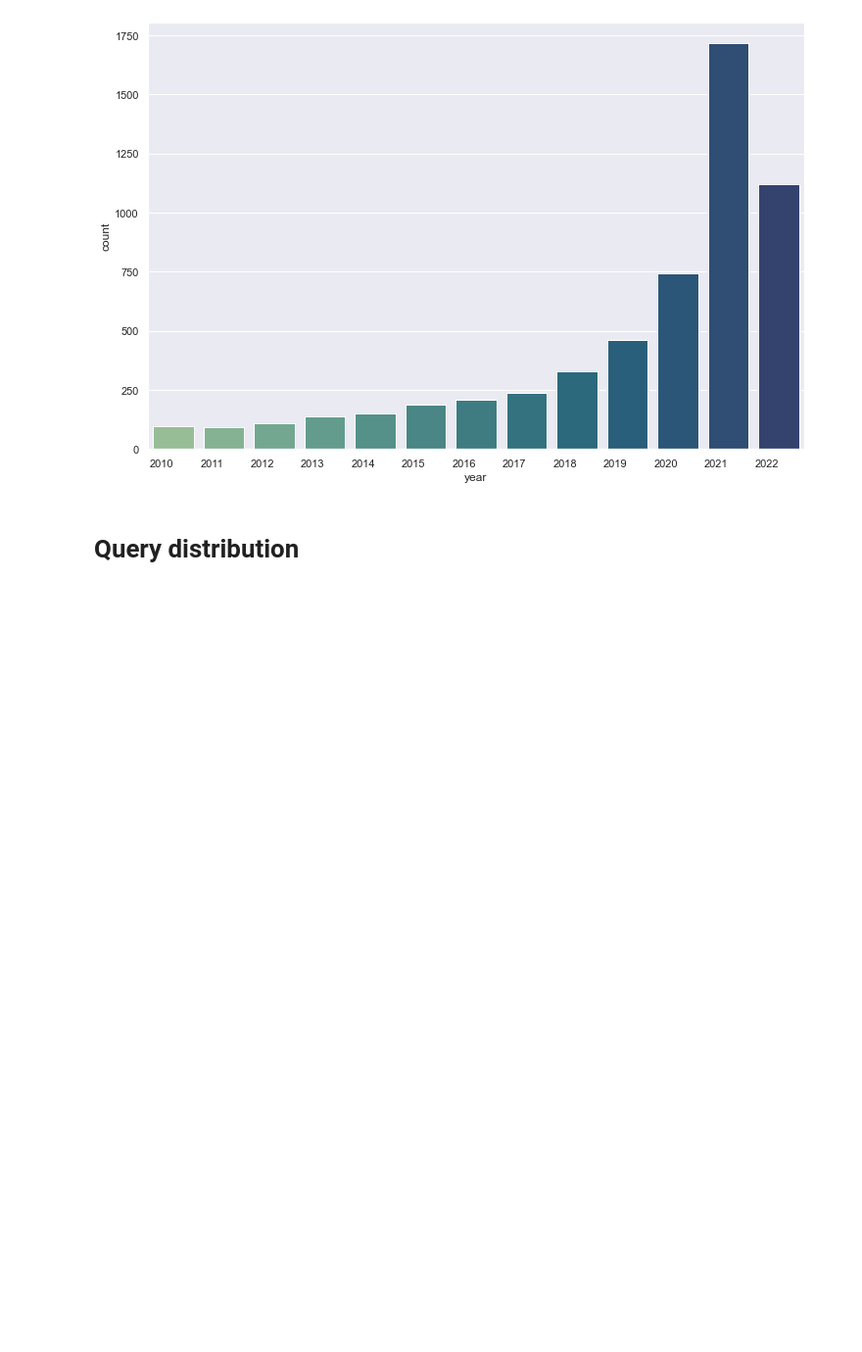
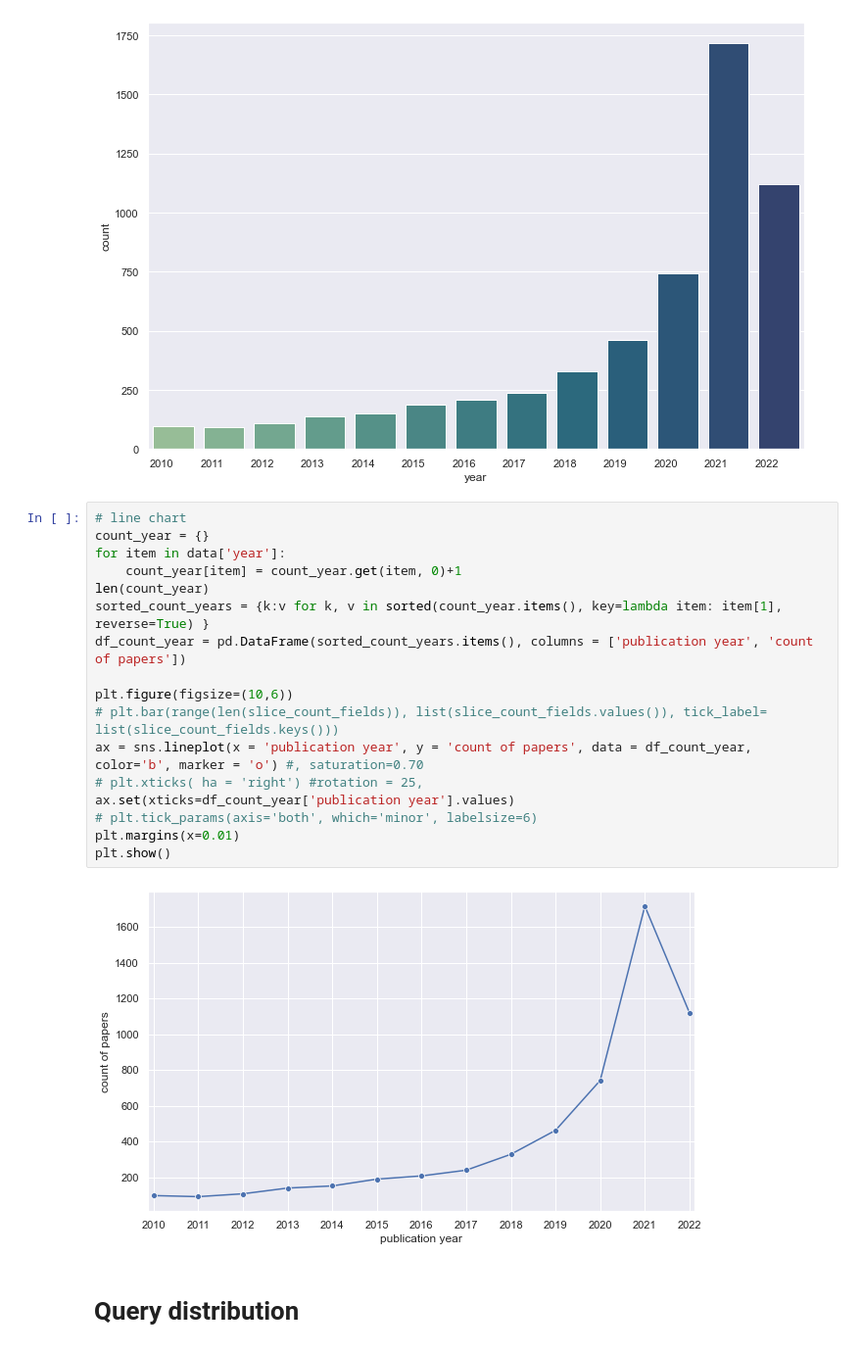
Before and after one commit to HuyenNguyenHelen/Misinformation, a Jupyter notebook: Data analysis/Descriptive analysis/Descriptive analysis.ipynb, the cells around one changed output. Shown: that part at 98% size. Cells and saved outputs as stored; diff of their text form; blank space fills up the shorter version.

```diff
--- a/Data analysis/Descriptive analysis/Descriptive analysis.ipynb
+++ b/Data analysis/Descriptive analysis/Descriptive analysis.ipynb
@@ -51,6 +51,25 @@ plt.show()
 2011      91
 Name: year, dtype: int64
 [figure]
+# %%
+# line chart
+count_year = {}
+for item in data['year']:
+    count_year[item] = count_year.get(item, 0)+1
+len(count_year)
+sorted_count_years = {k:v for k, v in sorted(count_year.items(), key=lambda item: item[1], reverse=True) }
+df_count_year = pd.DataFrame(sorted_count_years.items(), columns = ['publication year', 'count of papers'])
+
+plt.figure(figsize=(10,6))
+# plt.bar(range(len(slice_count_fields)), list(slice_count_fields.values()), tick_label= list(slice_count_fields.keys()))
+ax = sns.lineplot(x = 'publication year', y = 'count of papers', data = df_count_year, color='b', marker = 'o') #, saturation=0.70
+# plt.xticks( ha = 'right') #rotation = 25,
+ax.set(xticks=df_count_year['publication year'].values)
+# plt.tick_params(axis='both', which='minor', labelsize=6)
+plt.margins(x=0.01)
+plt.show()
+# %% [output]
+[figure, added]
 # %% [markdown]
 # Query distribution
 # %%
```
Also changed, not shown: parts of 10 cells of this notebook, 24 other files.
